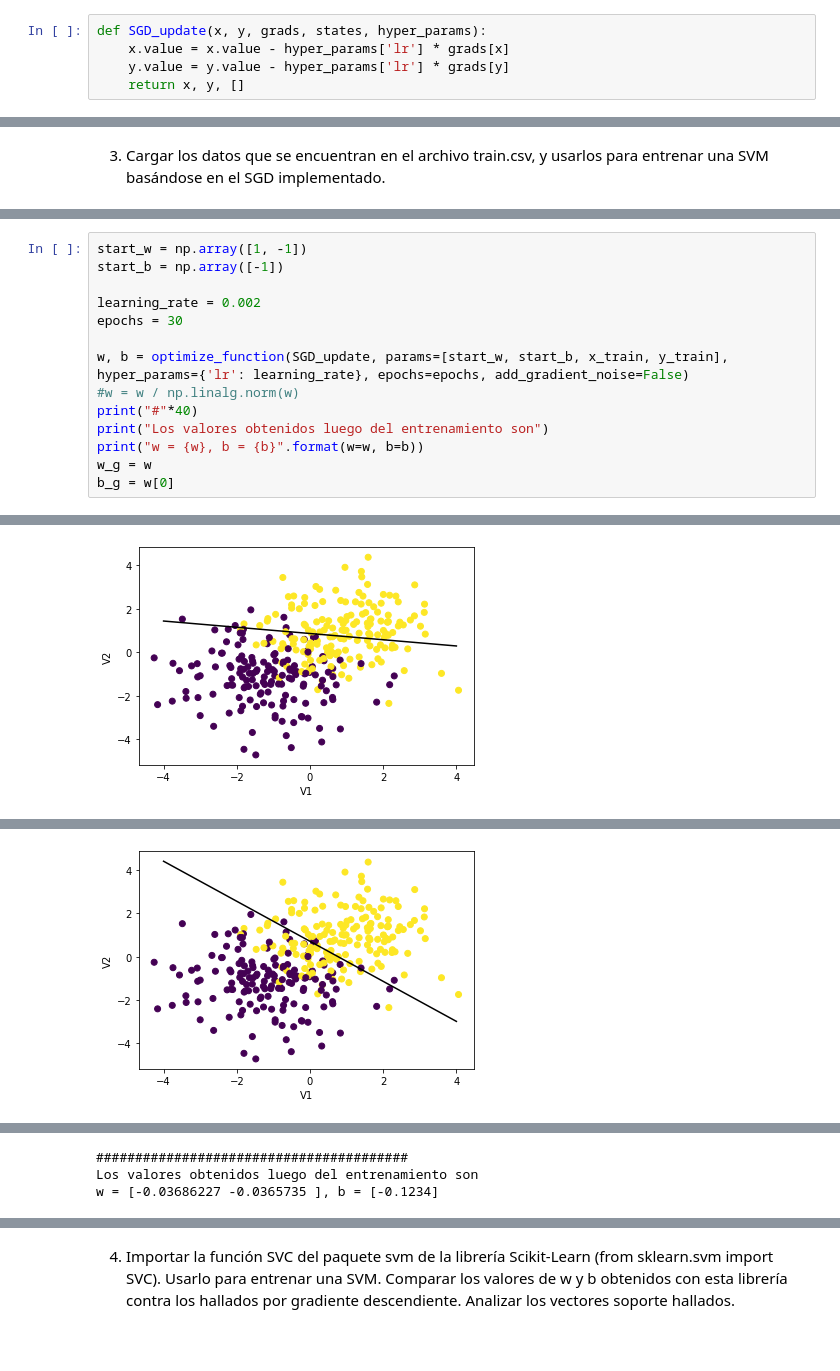
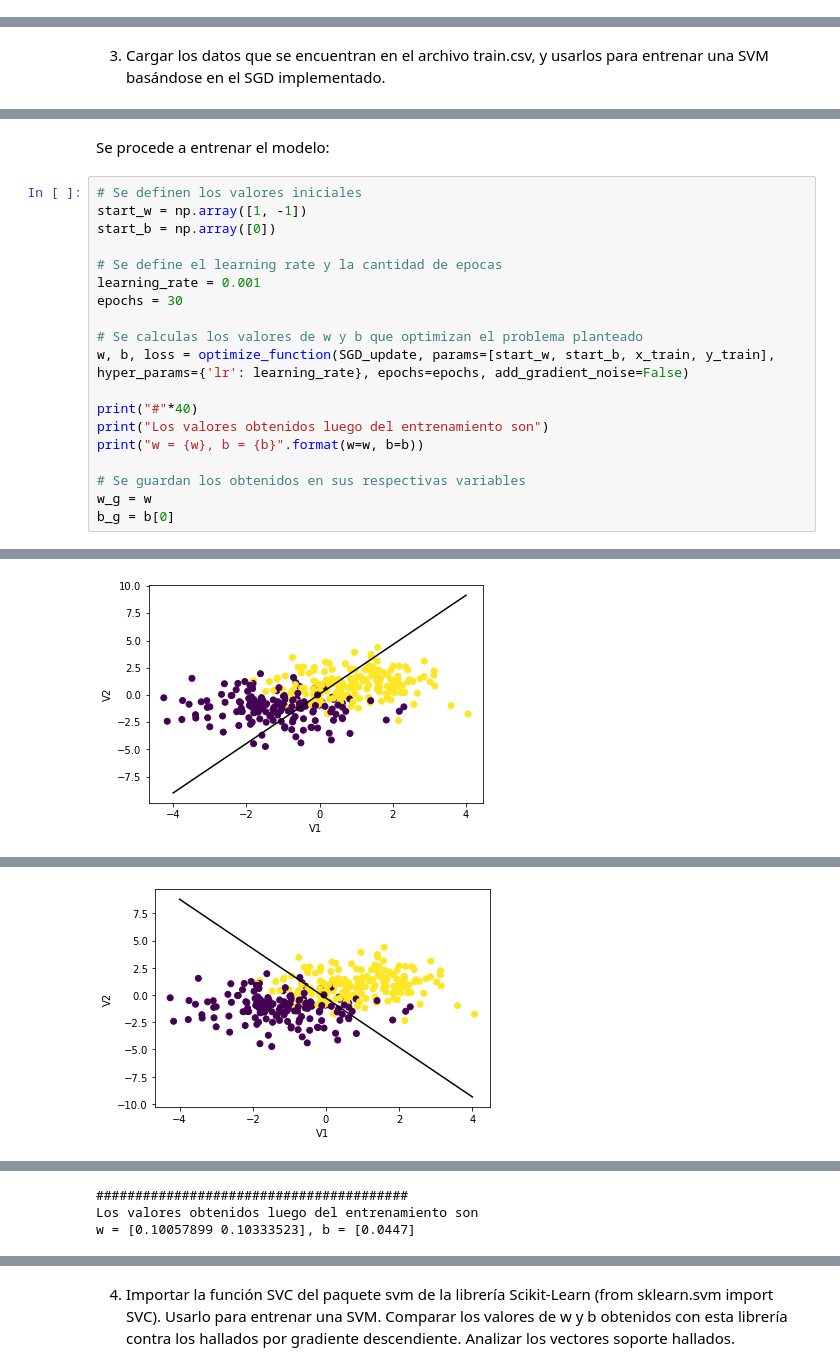
Before and after one commit to GonzaloRomeroR/CEIA_SVM, a Jupyter notebook: TP2.ipynb, the cells around one changed output, grey strips where cells are left out. Cells and saved outputs as stored; diff of their text form; blank space fills up the shorter version.

```diff
--- a/TP2.ipynb
+++ b/TP2.ipynb
@@ -162,6 +26 @@ def get_gradients(variable):
-# %%
-def SGD_update(x, y, grads, states, hyper_params):
-    x.value = x.value - hyper_params['lr'] * grads[x]
-    y.value = y.value - hyper_params['lr'] * grads[y]
-    return x, y, []
 # %%
@@ -228,18 +87,25 @@ x_1_train = train_df["V1"].to_numpy()
 x_2_train = train_df["V2"].to_numpy()
 x_train = np.array([x_1_train, x_2_train]).T
 y_train = train_df["label"].to_numpy()
+# %% [markdown]
+Se procede a entrenar el modelo:
 # %%
+# Se definen los valores iniciales
 start_w = np.array([1, -1])
-start_b = np.array([-1])
+start_b = np.array([0])
 
-learning_rate = 0.002
+# Se define el learning rate y la cantidad de epocas
+learning_rate = 0.001
 epochs = 30
 
-w, b = optimize_function(SGD_update, params=[start_w, start_b, x_train, y_train], hyper_params={'lr': learning_rate}, epochs=epochs, add_gradient_noise=False)
-#w = w / np.linalg.norm(w)
+# Se calculas los valores de w y b que optimizan el problema planteado
+w, b, loss = optimize_function(SGD_update, params=[start_w, start_b, x_train, y_train], hyper_params={'lr': learning_rate}, epochs=epochs, add_gradient_noise=False)
+
 print("#"*40)
 print("Los valores obtenidos luego del entrenamiento son")
 print("w = {w}, b = {b}".format(w=w, b=b))
+
+# Se guardan los obtenidos en sus respectivas variables
 w_g = w
-b_g = w[0]
+b_g = b[0]
 # %% [output]
@@ -251 +117 @@ w = [-0.01315222 -0.09155047], b = [-0.8648]
-[figure, old version]
+[figure, new version]
@@ -254 +120 @@ w = [-0.05319324 -0.05741474], b = [-0.7118]
-[figure, old version]
+[figure, new version]
@@ -264,3 +130,3 @@ w = [-0.05025473 -0.05010567], b = [-0.2564]
 ########################################
 Los valores obtenidos luego del entrenamiento son
-w = [-0.03686227 -0.0365735 ], b = [-0.1234]
+w = [0.10057899 0.10333523], b = [0.0447]
```
Also changed, not shown: parts of 22 cells of this notebook.
